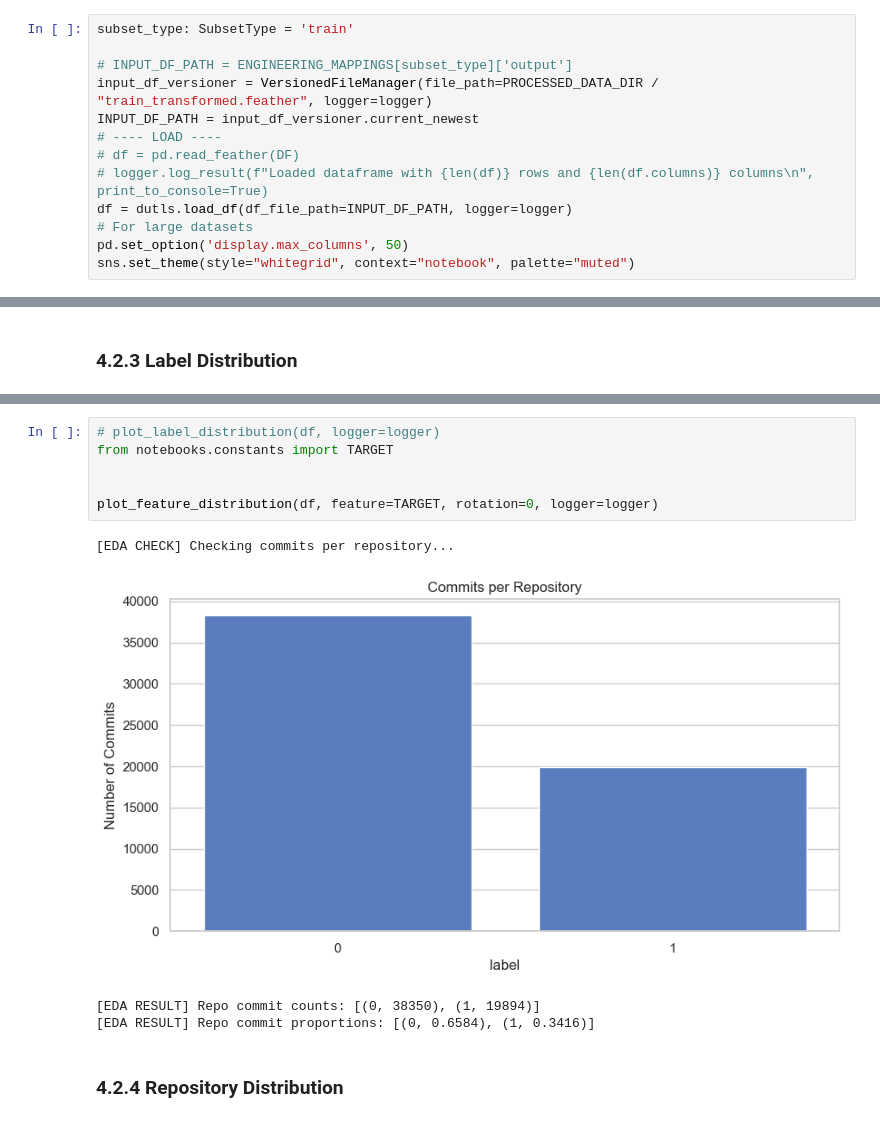
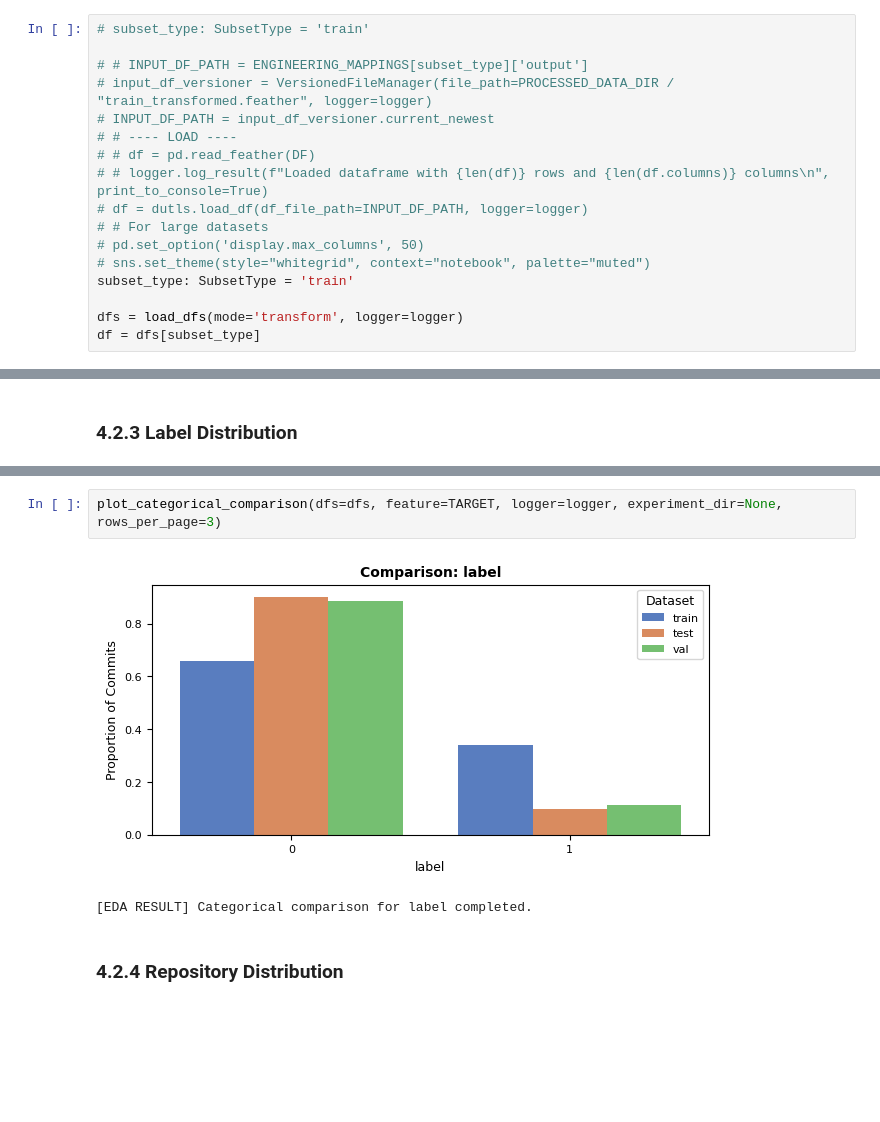
Before and after one commit to FilipMojto/DP_Thesis, a Jupyter notebook: notebooks/04-EDA.ipynb, the cells around one changed output, grey strips where cells are left out. Drawn from its saved outputs; the diff is of its cells as text; blank space fills up the shorter version.

```diff
--- a/notebooks/04-EDA.ipynb
+++ b/notebooks/04-EDA.ipynb
@@ -71,16 +75,20 @@ from src_code.ml_pipeline.EDA.plots import plot_2D_embedding_separability
 # %%
+# subset_type: SubsetType = 'train'
+
+# # INPUT_DF_PATH = ENGINEERING_MAPPINGS[subset_type]['output']
+# input_df_versioner = VersionedFileManager(file_path=PROCESSED_DATA_DIR / "train_transformed.feather", logger=logger)
+# INPUT_DF_PATH = input_df_versioner.current_newest
+# # ---- LOAD ----
+# # df = pd.read_feather(DF)
+# # logger.log_result(f"Loaded dataframe with {len(df)} rows and {len(df.columns)} columns\n", print_to_console=True)
+# df = dutls.load_df(df_file_path=INPUT_DF_PATH, logger=logger)
+# # For large datasets
+# pd.set_option('display.max_columns', 50)
+# sns.set_theme(style="whitegrid", context="notebook", palette="muted")
 subset_type: SubsetType = 'train'
 
-# INPUT_DF_PATH = ENGINEERING_MAPPINGS[subset_type]['output']
-input_df_versioner = VersionedFileManager(file_path=PROCESSED_DATA_DIR / "train_transformed.feather", logger=logger)
-INPUT_DF_PATH = input_df_versioner.current_newest
-# ---- LOAD ----
-# df = pd.read_feather(DF)
-# logger.log_result(f"Loaded dataframe with {len(df)} rows and {len(df.columns)} columns\n", print_to_console=True)
-df = dutls.load_df(df_file_path=INPUT_DF_PATH, logger=logger)
-# For large datasets
-pd.set_option('display.max_columns', 50)
-sns.set_theme(style="whitegrid", context="notebook", palette="muted")
+dfs = load_dfs(mode='transform', logger=logger)
+df = dfs[subset_type]
 # %% [output]
 [EDA RESULT] Current newest version: C:\Users\fmojt\Code\DPThesis\DP_Thesis\data\processed\train_transformed_v34.feather
 [EDA CHECK] Loading the dataset from C:\Users\fmojt\Code\DPThesis\DP_Thesis\data\processed\train_transformed_v34.feather...
@@ -169,14 +185,8 @@ def plot_feature_distribution(df: pd.DataFrame, feature: str, logger: MyLogger,
 # %%
-# plot_label_distribution(df, logger=logger)
-from notebooks.constants import TARGET
-
-
-plot_feature_distribution(df, feature=TARGET, rotation=0, logger=logger)
+plot_categorical_comparison(dfs=dfs, feature=TARGET, logger=logger, experiment_dir=None, rows_per_page=3)
 # %% [output]
+[figure, new version]
-[EDA CHECK] Checking commits per repository...
+[EDA RESULT] Categorical comparison for label completed.
-[figure, old version]
-[EDA RESULT] Repo commit counts: [(0, 38350), (1, 19894)]
-[EDA RESULT] Repo commit proportions: [(0, 0.6584), (1, 0.3416)]
 # %% [markdown]
 ### 4.2.4 Repository Distribution
 # %%
```
Also changed, not shown: parts of 6 cells of this notebook, 8 other files.
